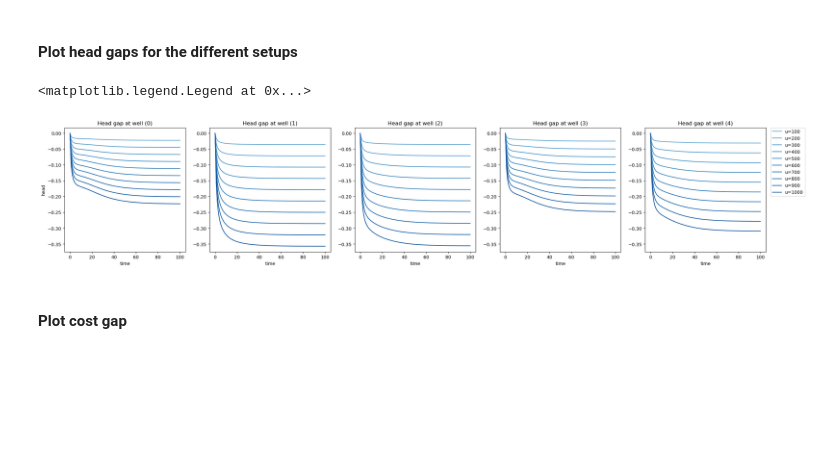
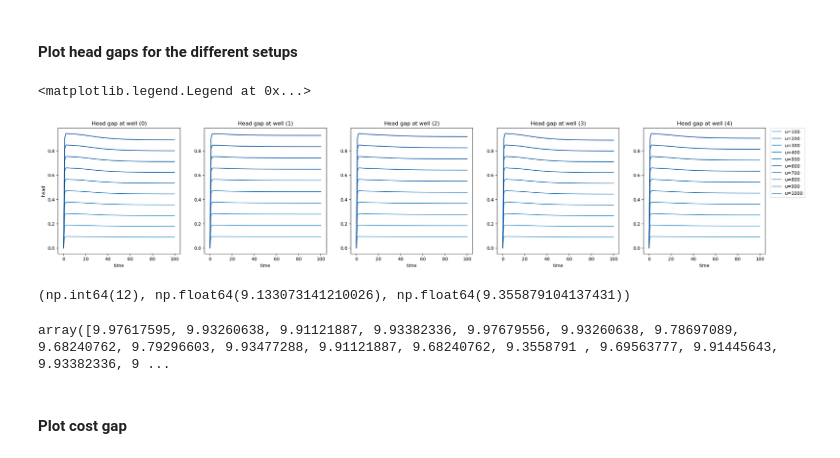
Before and after one commit to leonardchanfreau/RHG_GroundWater, a Jupyter notebook: test_averaging.ipynb, the cells around one changed output. Cells and saved outputs as stored; diff of their text form; code cells hidden in the pictures; blank space fills up the shorter version.

Commit message:
Add possibility to correct head in wells

```diff
--- a/test_averaging.ipynb
+++ b/test_averaging.ipynb
@@ -27,7 +27,7 @@ parameter_file = "Components/Setup/aquifer_parameters.json"
 # %%
 # Initialize System and Model
 system = SimpleSquareExample(parameter_file, boundary_condition="Constant Head")
-model = SquareCoarseExtendedModel(parameter_file, boundary_condition="Constant Head")
+model = SquareCoarseModel(parameter_file, boundary_condition="Constant Head")
 # %%
 n_well = model.well_to_agent.shape[0]
 # %%
@@ -40,7 +40,7 @@ n_steps_intensity = 10
 intensity_step = max_intensity/n_steps_intensity
 # %%
 # Compute heads and costs for different commands at different wells
-head = np.array([[np.hstack((model.translate_state(system.get_state()[0,:,:]), np.zeros((model.nx, T))))] * n_steps_intensity] * n_well)
+head = np.array([[np.hstack((system.get_heads_at_wells()[:,np.newaxis], np.zeros((n_well, T))))] * n_steps_intensity] * n_well)
 cost = np.array([[np.zeros((model.n_agent, T))] * n_steps_intensity] * n_well)
 for ii in range(n_well):
     for step in trange(n_steps_intensity):
@@ -48,7 +48,7 @@ for ii in range(n_well):
         intensity = (step+1)*intensity_step
         for k in range(T):
             system.apply_command(intensity*base_command[ii][:, [k]])
-            head[ii, step, :, k+1] = model.translate_state(system.get_state()[0,:,:]).flatten()
+            head[ii, step, :, k+1] = system.get_heads_at_wells()
             cost[ii, step, :, k] = system.compute_cost(intensity*base_command[ii][:, [k]]).flatten()
 # %%
 # Compute expected heads for those commands
@@ -71,21 +71,30 @@ well_pos = np.nonzero(model.well_to_cell.T)[1]
 # %%
 fig_h = plt.figure(figsize=(25+3,5))
 ax_h = None
 for ii in range(n_well):
     ax_h = fig_h.add_subplot(1, 5, ii+1, sharey=ax_h)
     ttl = f"Head gap at well ({ii})"
     ax_h.set_title(ttl)
     ax_h.set_xlabel("time")
     if ii == 0:
         ax_h.set_ylabel("head")
     for n_i in range(n_steps_intensity):
         # ax_h.plot(response[ii][n_i][well_pos[ii], :], "b-")
         # ax_h.plot(model_response[ii][n_i][well_pos[ii], :], "b--")
-        ax_h.plot(model_head[ii, n_i, well_pos[ii], :] - head[ii, n_i, well_pos[ii], :], color=plt.get_cmap('Blues')((15+n_i)/(n_steps_intensity+17)), label=f"u={int((n_i+1)*intensity_step)}")
+        ax_h.plot(model_head[ii, n_i, well_pos[ii], :] - head[ii, n_i, ii, :], color=plt.get_cmap('Blues')((15+n_i)/(n_steps_intensity+17)), label=f"u={int((n_i+1)*intensity_step)}")
 ax_h.legend(bbox_to_anchor=(1.04, 1), loc="upper left", borderaxespad=0)
 # %% [output]
 <matplotlib.legend.Legend at 0x...>
-[figure, old version]
+[figure, new version]
+# %%
+ii=0
+model_head[ii, 9, :, -1].argmin(), model_head[ii, 9, model_head[ii, 9, :, -1].argmin(), -1], head[ii, 9, model_head[ii, 9, :, -1].argmin(), -1]
+# %% [output]
+(np.int64(12), np.float64(9.133073141210026), np.float64(9.355879104137431))
+# %%
+head[ii, 9, :, -1]
+# %% [output]
+array([9.97617595, 9.93260638, 9.91121887, 9.93382336, 9.97679556, 9.93260638, 9.78697089, 9.68240762, 9.79296603, 9.93477288, 9.91121887, 9.68240762, 9.3558791 , 9.69563777, 9.91445643, 9.93382336, 9 ...
 # %% [markdown]
 #### Plot cost gap
 # %%
```
Also changed, not shown: parts of 61 cells of this notebook, 6 other files.
